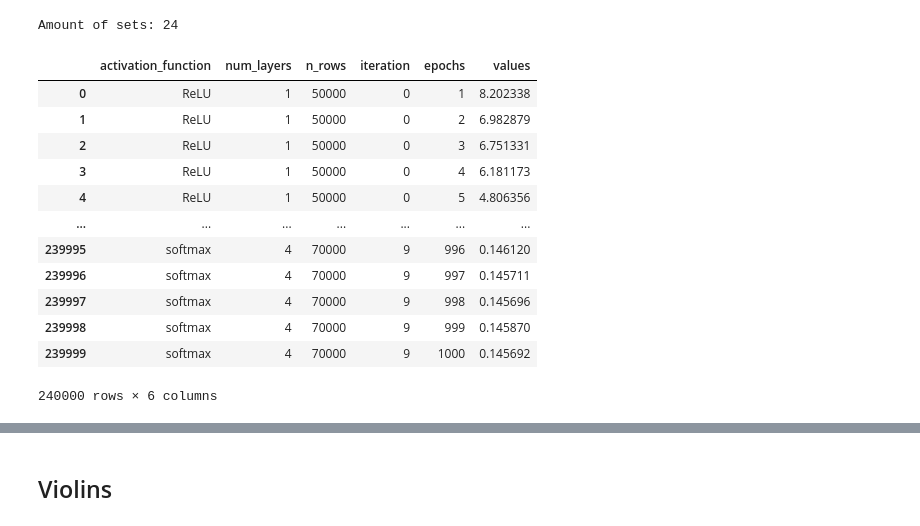
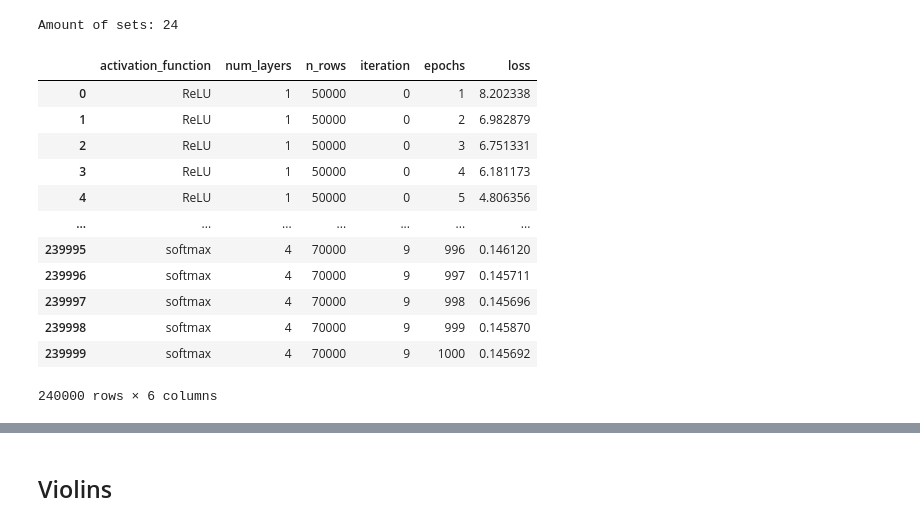
Before and after one commit to um-dacs-nlp/capacity, a Jupyter notebook: src/transformers/0.4.2_draw_losses.ipynb, the cells around one changed output, grey strips where cells are left out. Cells and saved outputs as stored; diff of their text form; code cells hidden in the pictures.

Commit message:
updated drawing + tables

```diff
--- a/src/transformers/0.4.2_draw_losses.ipynb
+++ b/src/transformers/0.4.2_draw_losses.ipynb
@@ -42,36 +45,36 @@ print(f"Amount of sets: {len(all_results)}")
 flattened_data = {
     "activation_function": [],
     "num_layers": [],
     "n_rows": [],
     "iteration": [],
     "epochs": [],
-    "values": []
+    "loss": []
 }
 
 # Iterate over each dataset size, activation function, and number of layers
 for (n_rows, act_fn, n_layers), list_of_iterations in all_results.items():
     # For each iteration in the dataset size
     for i, iteration_list in enumerate(list_of_iterations):
         # Flatten the iteration list with epochs multiplied by 2 (0, 2, 4, ..., 18)
         for epoch, value in enumerate(iteration_list):
             cur_act_fn = act_fn
             if act_fn == 'default':
                 cur_act_fn = "default"
             flattened_data["activation_function"].append(cur_act_fn)
             flattened_data["num_layers"].append(n_layers)
             flattened_data["n_rows"].append(n_rows)
             flattened_data["iteration"].append(i)
             flattened_data["epochs"].append((epoch+1))
-            flattened_data["values"].append(value)
+            flattened_data["loss"].append(value)
 
 # Convert to DataFrame for plotting
 results_melted = pd.DataFrame(flattened_data)
 results_melted.activation_function = results_melted.activation_function.apply(lambda x: {'default': "ReLU", 'GELU':'GELU', 'RAF':"RReLU", 'softmax':'softmax'}[x])
 results_melted
 # pd.DataFrame(all_results).T
 # %% [output]
 Amount of sets: 24
-|  | activation_function | num_layers | n_rows | iteration | epochs | values |
+|  | activation_function | num_layers | n_rows | iteration | epochs | loss |
 | 0 | ReLU | 1 | 50000 | 0 | 1 | 8.202338 |
 | 1 | ReLU | 1 | 50000 | 0 | 2 | 6.982879 |
 | 2 | ReLU | 1 | 50000 | 0 | 3 | 6.751331 |
```
Also changed, not shown: parts of 11 cells of this notebook, 1 other file.
